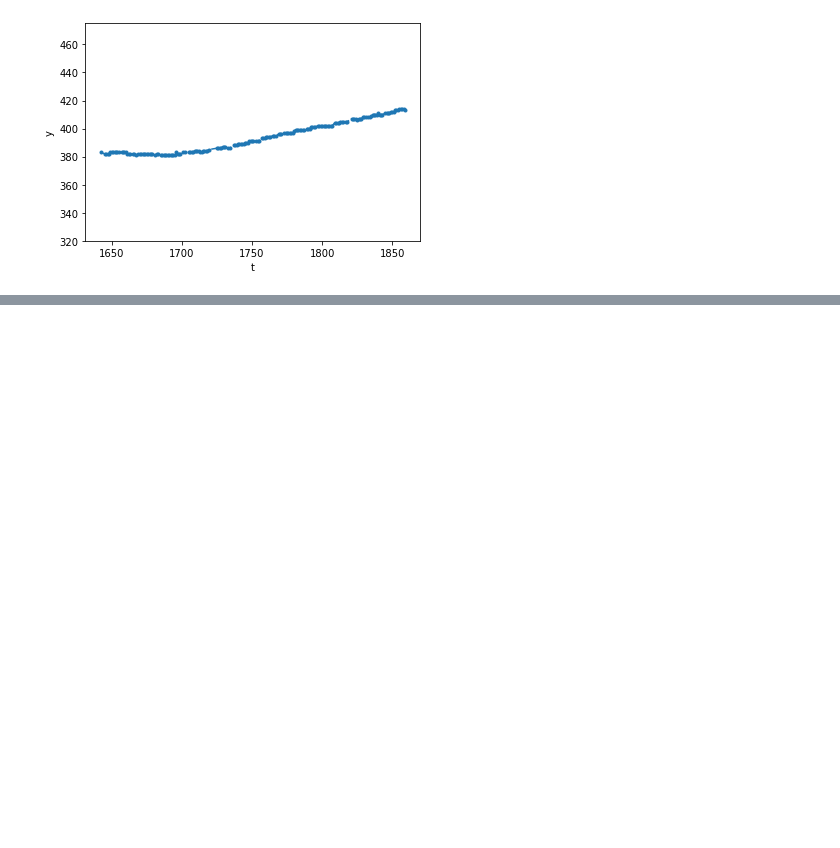
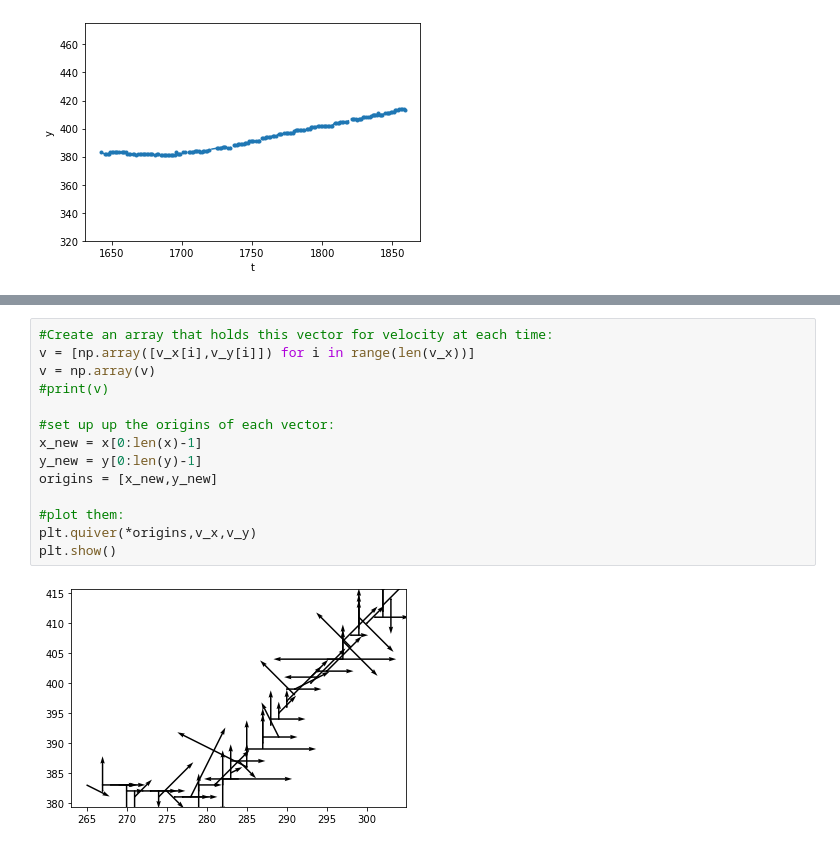
Before and after one commit to BorisZupancic/SummerOfScience2022, a Jupyter notebook: Boris/FiniteDifferencing.ipynb, the cells around one changed output, grey strips where cells are left out. Drawn from its saved outputs; the diff is of its cells as text; blank space fills up the shorter version.

```diff
--- a/Boris/FiniteDifferencing.ipynb
+++ b/Boris/FiniteDifferencing.ipynb
@@ -80,0 +125,16 @@ plt.show()
+# %%
+#Create an array that holds this vector for velocity at each time:
+v = [np.array([v_x[i],v_y[i]]) for i in range(len(v_x))]
+v = np.array(v)
+#print(v)
+
+#set up up the origins of each vector:
+x_new = x[0:len(x)-1]
+y_new = y[0:len(y)-1]
+origins = [x_new,y_new]
+
+#plot them:
+plt.quiver(*origins,v_x,v_y)
+plt.show()
+# %% [output]
+[figure, added]
```
Also changed, not shown: parts of 12 cells of this notebook, 2 other files.
